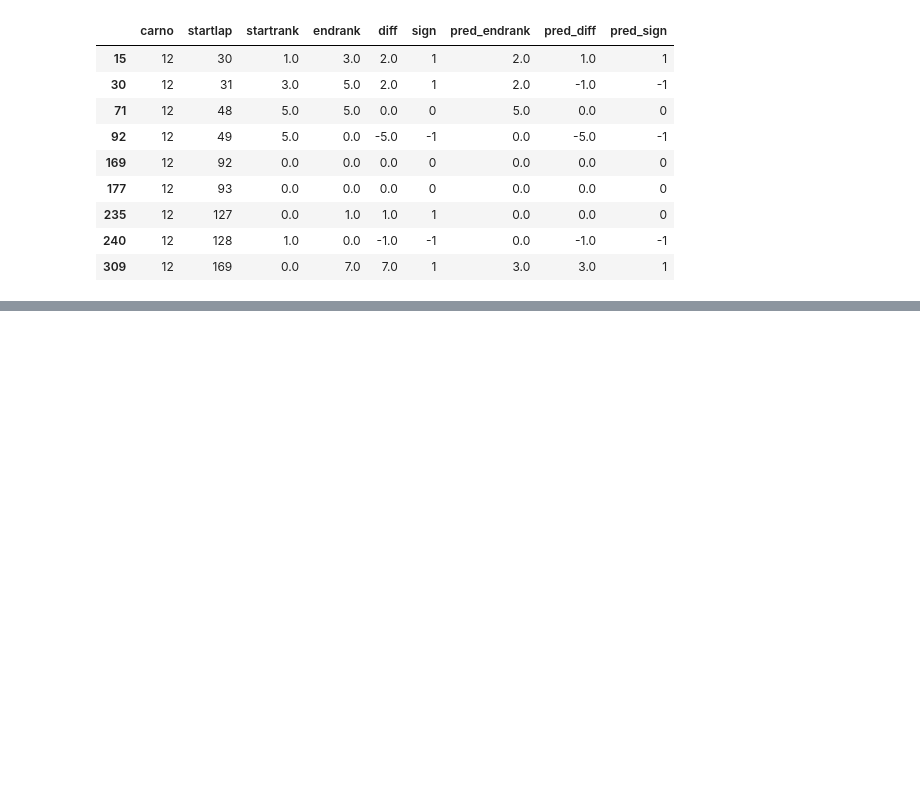
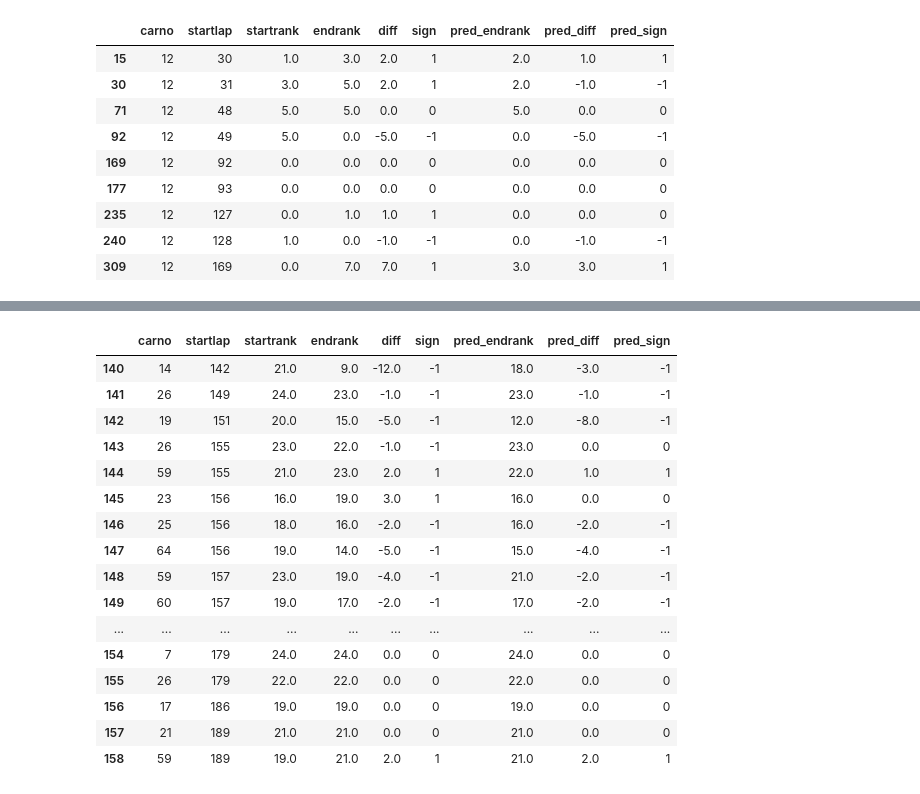
Before and after one commit to DSC-SPIDAL/rankpredictor, a Jupyter notebook: run/20.RankNet/notebook/RankForecasting-stint-paper.ipynb, the cells around one changed output, grey strips where cells are left out. Drawn from its saved outputs; the diff is of its cells as text; code cells hidden in the pictures; blank space fills up the shorter version.

```diff
--- a/run/20.RankNet/notebook/RankForecasting-stint-paper.ipynb
+++ b/run/20.RankNet/notebook/RankForecasting-stint-paper.ipynb
@@ -59,7 +59,7 @@ def simulation(datasetid, testevent, taskid, runts, expid, predictionlen,
     # model path:  <_dataset_id>/<_task_id>-<trainid>/
     #_dataset_id = 'indy2013-2018-nocarid'
 
-    stint._inlapstatus = inlapmode
+    stint._inlap_status = inlapmode
 
     stint.init(pitmodel)
     stint._dataset_id = datasetid
@@ -81,7 +81,7 @@ def simulation(datasetid, testevent, taskid, runts, expid, predictionlen,
     #the simplest case, trim=0
     stint._trim = 0
     #stint._debug_carlist=[6]
-    stint._debug_carlist=[]
+    stint._debug_carlist=[12]
     for i in range(loopcnt):
         #df, full_samples, full_tss
         ret2[i] = stint.run_simulation_pred(predictor, predictionlen, stint.freq, datamode=datamode)
@@ -848,0 +892,3 @@ df[df['carno']==12]
+# %%
+accx, retx = test_pitmodel('oracle', 'Indy500-2018', 'TIMEDIFF', loopcnt=1)
+df_oracle_2018 = retx[0]
@@ -848,0 +1173,20 @@ df[df['carno']==12]
+# %%
+df_oracle_2018[140:]
+# %% [output]
+|  | carno | startlap | startrank | endrank | diff | sign | pred_endrank | pred_diff | pred_sign |
+| 140 | 14 | 142 | 21.0 | 9.0 | -12.0 | -1 | 18.0 | -3.0 | -1 |
+| 141 | 26 | 149 | 24.0 | 23.0 | -1.0 | -1 | 23.0 | -1.0 | -1 |
+| 142 | 19 | 151 | 20.0 | 15.0 | -5.0 | -1 | 12.0 | -8.0 | -1 |
+| 143 | 26 | 155 | 23.0 | 22.0 | -1.0 | -1 | 23.0 | 0.0 | 0 |
+| 144 | 59 | 155 | 21.0 | 23.0 | 2.0 | 1 | 22.0 | 1.0 | 1 |
+| 145 | 23 | 156 | 16.0 | 19.0 | 3.0 | 1 | 16.0 | 0.0 | 0 |
+| 146 | 25 | 156 | 18.0 | 16.0 | -2.0 | -1 | 16.0 | -2.0 | -1 |
+| 147 | 64 | 156 | 19.0 | 14.0 | -5.0 | -1 | 15.0 | -4.0 | -1 |
+| 148 | 59 | 157 | 23.0 | 19.0 | -4.0 | -1 | 21.0 | -2.0 | -1 |
+| 149 | 60 | 157 | 19.0 | 17.0 | -2.0 | -1 | 17.0 | -2.0 | -1 |
+| ... | ... | ... | ... | ... | ... | ... | ... | ... | ... |
+| 154 | 7 | 179 | 24.0 | 24.0 | 0.0 | 0 | 24.0 | 0.0 | 0 |
+| 155 | 26 | 179 | 22.0 | 22.0 | 0.0 | 0 | 22.0 | 0.0 | 0 |
+| 156 | 17 | 186 | 19.0 | 19.0 | 0.0 | 0 | 19.0 | 0.0 | 0 |
+| 157 | 21 | 189 | 21.0 | 21.0 | 0.0 | 0 | 21.0 | 0.0 | 0 |
+| 158 | 59 | 189 | 19.0 | 21.0 | 2.0 | 1 | 21.0 | 2.0 | 1 |
```
Also changed, not shown: parts of 25 cells of this notebook, 5 other files.
